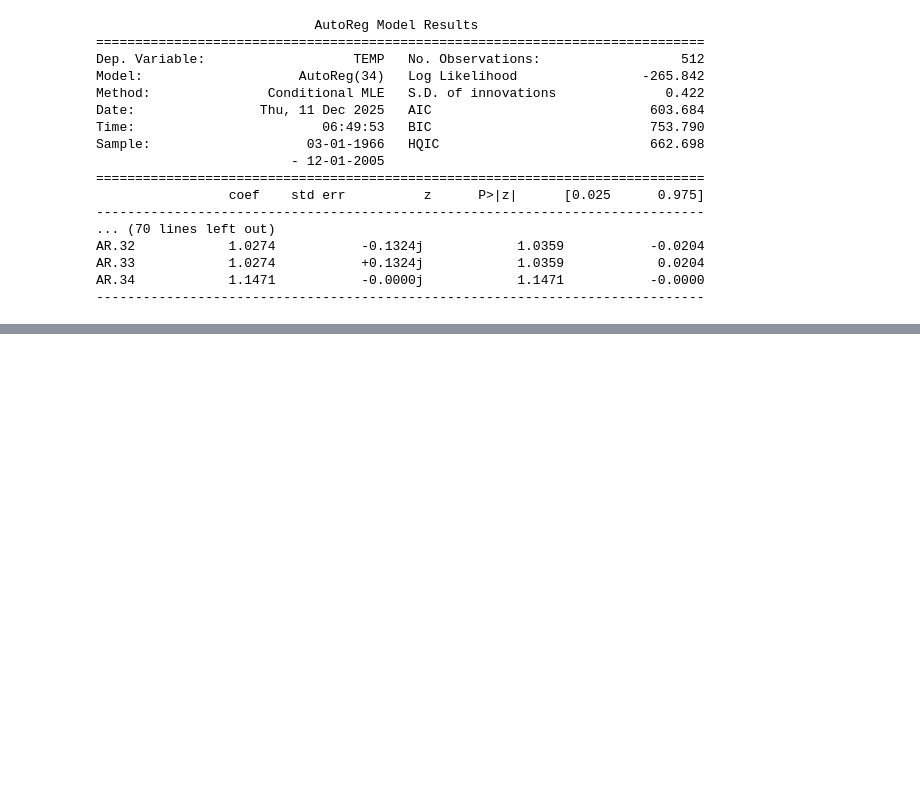
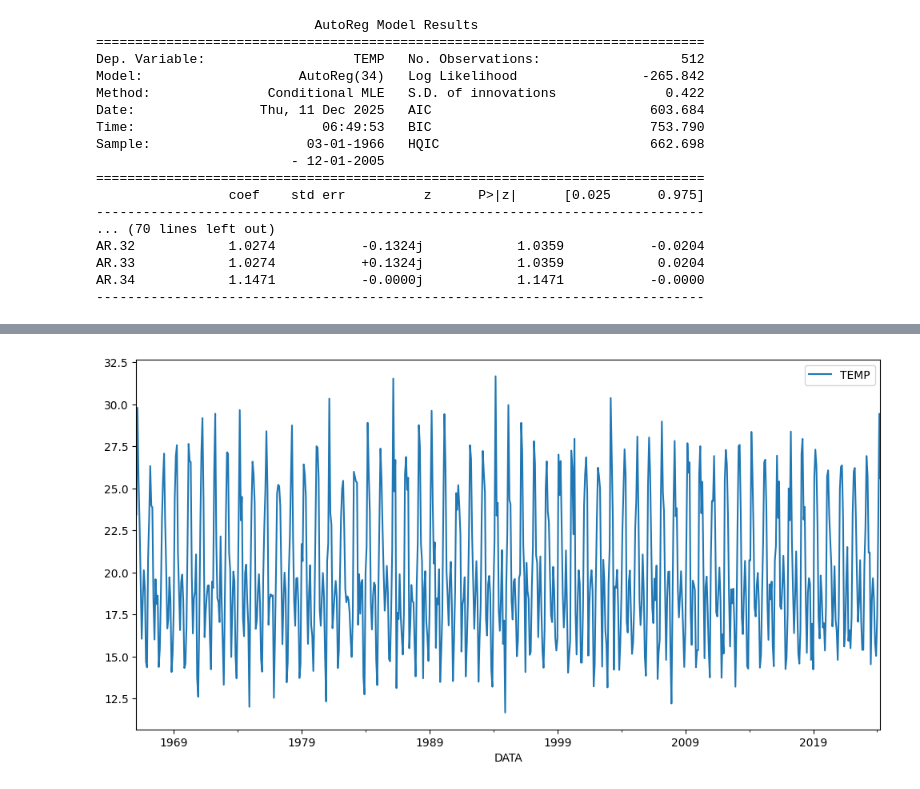
Before and after one commit to JCarapina/Estudos-praticos, a Jupyter notebook: series_temporais_2/notebooks/projeto.ipynb, the cells around one changed output, grey strips where cells are left out. Saved outputs shown, nothing was run; the diff lists cells and outputs as text; code cells hidden in the pictures; blank space fills up the shorter version.

```diff
--- a/series_temporais_2/notebooks/projeto.ipynb
+++ b/series_temporais_2/notebooks/projeto.ipynb
@@ -247,0 +262,3 @@ AR.34            1.1471           -0.0000j            1.1471           -0.0000
+# %%
+df_f2 = pd.read_csv('../data/Temperatura_mensal_F2.csv')
+df_f2
@@ -247,0 +279,6 @@ AR.34            1.1471           -0.0000j            1.1471           -0.0000
+# %%
+df_f2['DATA'] = pd.to_datetime(df_f2['DATA'], format='%Y-%m-%d')
+df_f2.set_index(['DATA'], inplace=True, drop=True)
+fig = df_f2.plot(figsize=(12,6))
+# %% [output]
+[figure, added]
```
Also changed, not shown: parts of 6 cells of this notebook.
